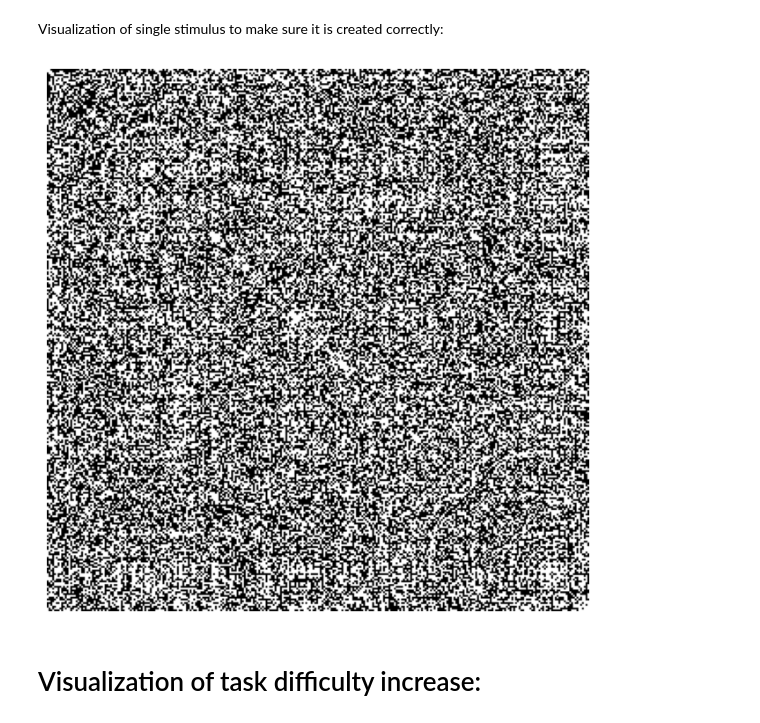
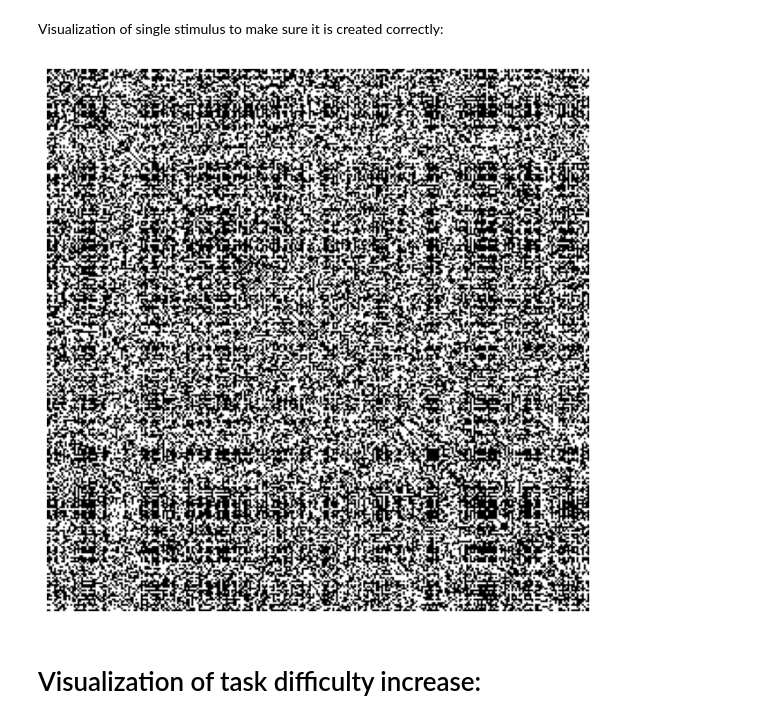
Before and after one commit to danieletirinnanzi/HUPLACLIP-NNs, a Jupyter notebook: scripts/visualizations/input_visualization.ipynb, the cells around one changed output. Cells and saved outputs as stored; diff of their text form; code cells hidden in the pictures.

Commit message:
fixed input_visualization (cmap='gray_r') for consistency with human experiments

```diff
--- a/scripts/visualizations/input_visualization.ipynb
+++ b/scripts/visualizations/input_visualization.ipynb
@@ -16,14 +15,14 @@ import src.graphs_generation as graphs_generation
 Visualization of single stimulus to make sure it is created correctly:
 # %%
 # visualizing input for graph of 160 nodes and clique of 70, "p_increase"
-no_resize_graph = graphs_generation.generate_batch(1, 300, [90], "p_reduce", False, p_clique=1)[0]
+no_resize_graph = graphs_generation.generate_batch(1, 300, [120], "p_reduce", False, p_clique=1)[0]
 # visualizing single image without axes:
 plt.figure(figsize=(8, 8))  # Increase the size of the figure
 plt.axis('off')  # Remove the axes
-plt.imshow(np.squeeze(no_resize_graph), cmap='gray')
+plt.imshow(np.squeeze(no_resize_graph), cmap='gray_r')
 plt.show()
 # %% [output]
-[figure, old version]
+[figure, new version]
 # %% [markdown]
 # Visualization of task difficulty increase:
 # %% [markdown]
```
Also changed, not shown: parts of 8 cells of this notebook, 1 other file.
